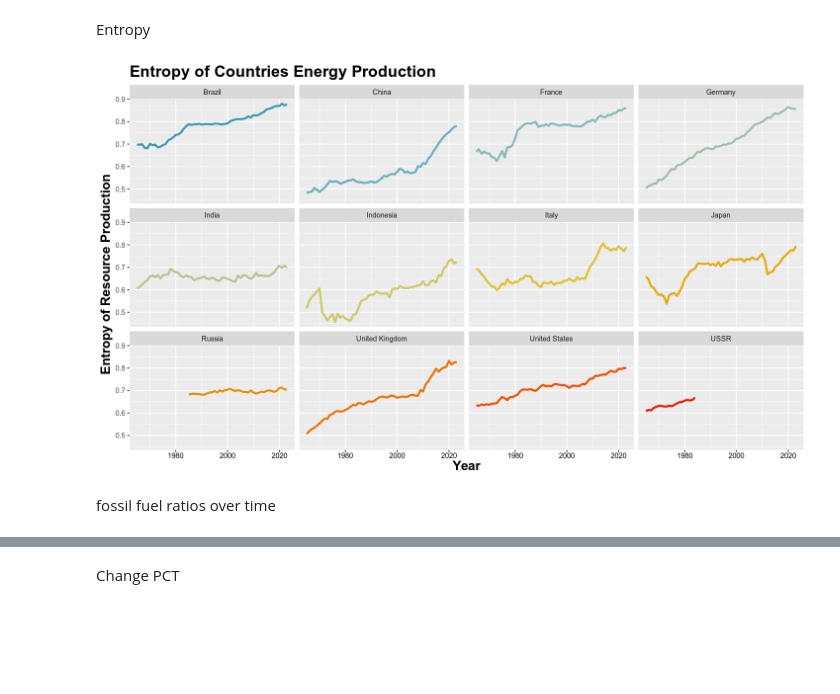
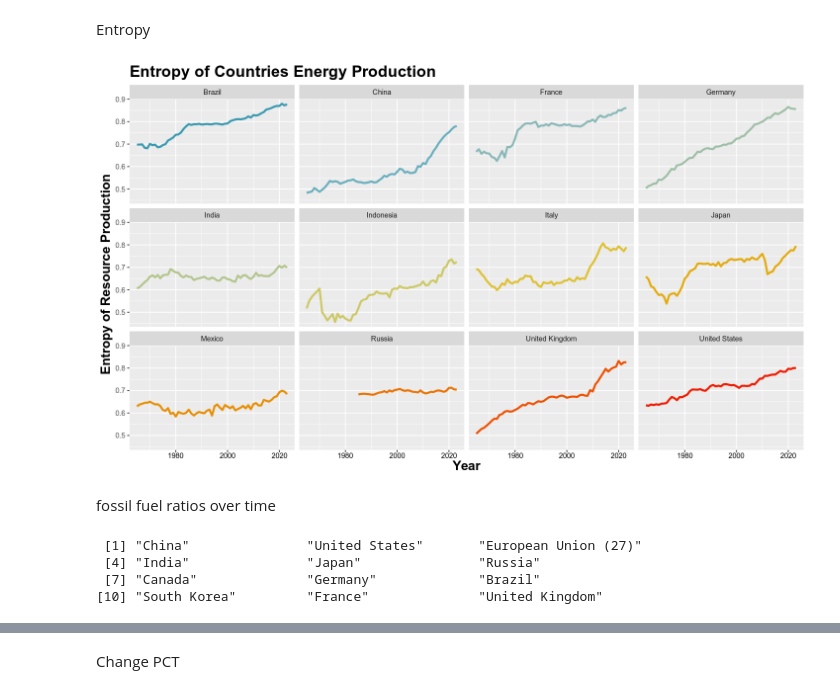
Before and after one commit to jackyeung99/class_exploratory-data-analysis, a Jupyter notebook: projects/final_project/final_project.ipynb, the cells around one changed output, grey strips where cells are left out. Cells and saved outputs as stored; diff of their text form; code cells hidden in the pictures; blank space fills up the shorter version.

```diff
--- a/projects/final_project/final_project.ipynb
+++ b/projects/final_project/final_project.ipynb
@@ -381,0 +413,5 @@ ggplot(df_long, aes(x = consumption)) +
+# %%
+df_long <- df_long %>%
+    filter(!(country %in% income_groups))
+# %%
+continents = c("Asia", "Antarctica", "Africa", "Europe", "North America", "South America", "Oceania")
@@ -382,3 +421,6 @@ ggplot(df_long, aes(x = consumption)) +
+# %%
+df_long <- df_long %>%
+    filter(!(country %in% continents))
 # %% [markdown]
 ## World
 # %% [markdown]
@@ -594,20 +660,24 @@ top_countries <- diversity_with_gdp %>%
   group_by(country) %>%
   summarise(avg_gdp = mean(gdp, na.rm = TRUE)) %>%
   arrange(desc(avg_gdp)) %>%
-  filter(country != "World") %>%
+  filter(!(country %in%  c("World", "USSR"))) %>%
   slice_head(n = 12) %>%
   pull(country)
 
 entropy <- diversity_with_gdp %>%
   filter(country %in% top_countries)
 # %%
-ggplot(entropy, aes(x = year, y= entropy, groups = country, color=country)) +
+p <- ggplot(entropy, aes(x = year, y= entropy, groups = country, color=country)) +
     geom_line(size=1.2, show.legend=FALSE) +
     facet_wrap(~country) +
     scale_color_manual(values = my_palette) +
     labs(title="Entropy of Countries Energy Production", x="Year", y="Entropy of Resource Production")
+
+
+p
+ggsave("figures/entropy.png", plot = p, width = 10, height = 6, dpi = 300)
 # %% [output]
-[figure, old version]
+[figure, new version]
 # %% [markdown]
 fossil fuel ratios over time
 # %%
@@ -615,2 +693,9 @@ df$fossil_ratio <- df$fossil_fuel_consumption / df$renewables_consumption
+# %%
+top_energy
+# %% [output]
+ [1] "China"               "United States"       "European Union (27)"
+ [4] "India"               "Japan"               "Russia"
+ [7] "Canada"              "Germany"             "Brazil"
+[10] "South Korea"         "France"              "United Kingdom"
 # %%
 fossil <- df %>%
```
Also changed, not shown: parts of 17 cells of this notebook, 5 other files.
